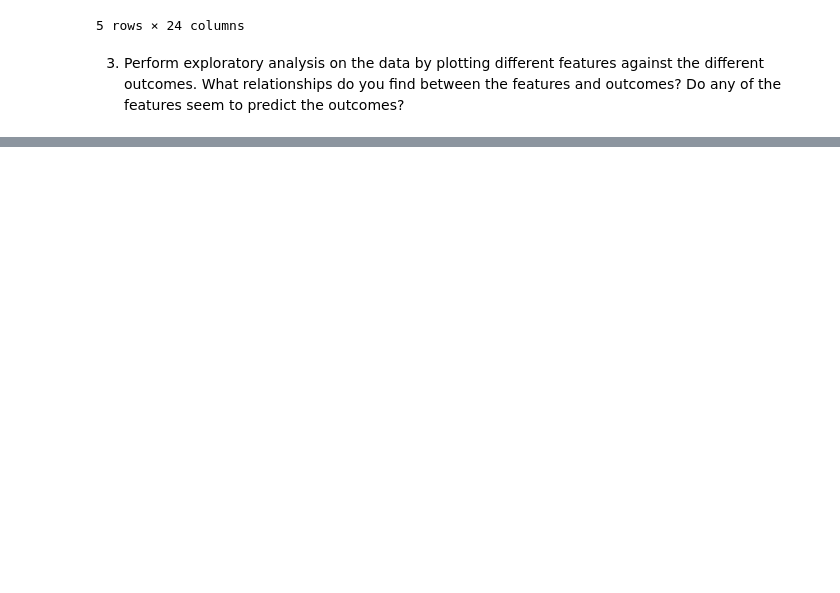
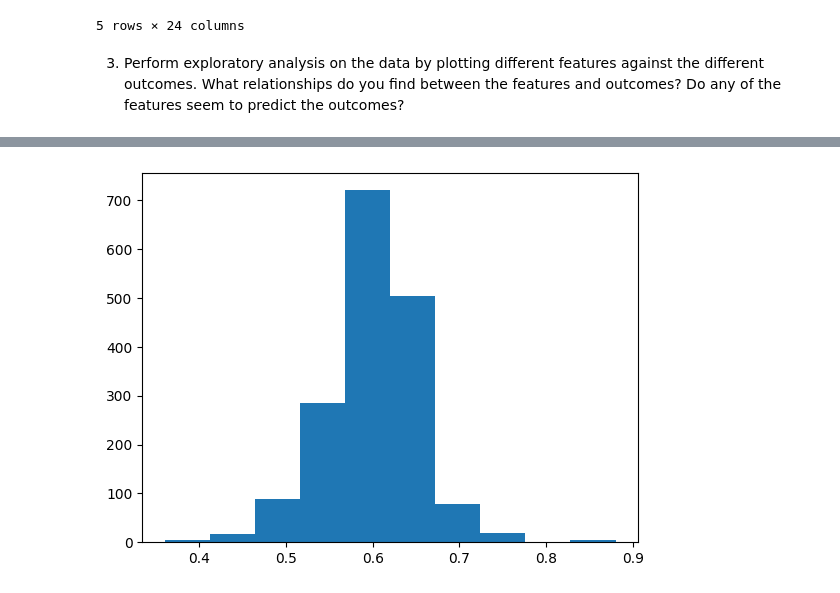
Before and after one commit to maylonleoncio/Codecademy-Projects, a Jupyter notebook: Tennis-ace-starting/Tennis-ace-starting.ipynb, the cells around one changed output, grey strips where cells are left out. Drawn from its saved outputs; the diff is of its cells as text; code cells hidden in the pictures; blank space fills up the shorter version.

```diff
--- a/Tennis-ace-starting/Tennis-ace-starting.ipynb
+++ b/Tennis-ace-starting/Tennis-ace-starting.ipynb
@@ -38,0 +59,5 @@ tennis.head()
+# %%
+plt.hist(tennis['FirstServe'])
+plt.show()
+# %% [output]
+[figure, added]
```
Also changed, not shown: parts of 3 cells of this notebook.
